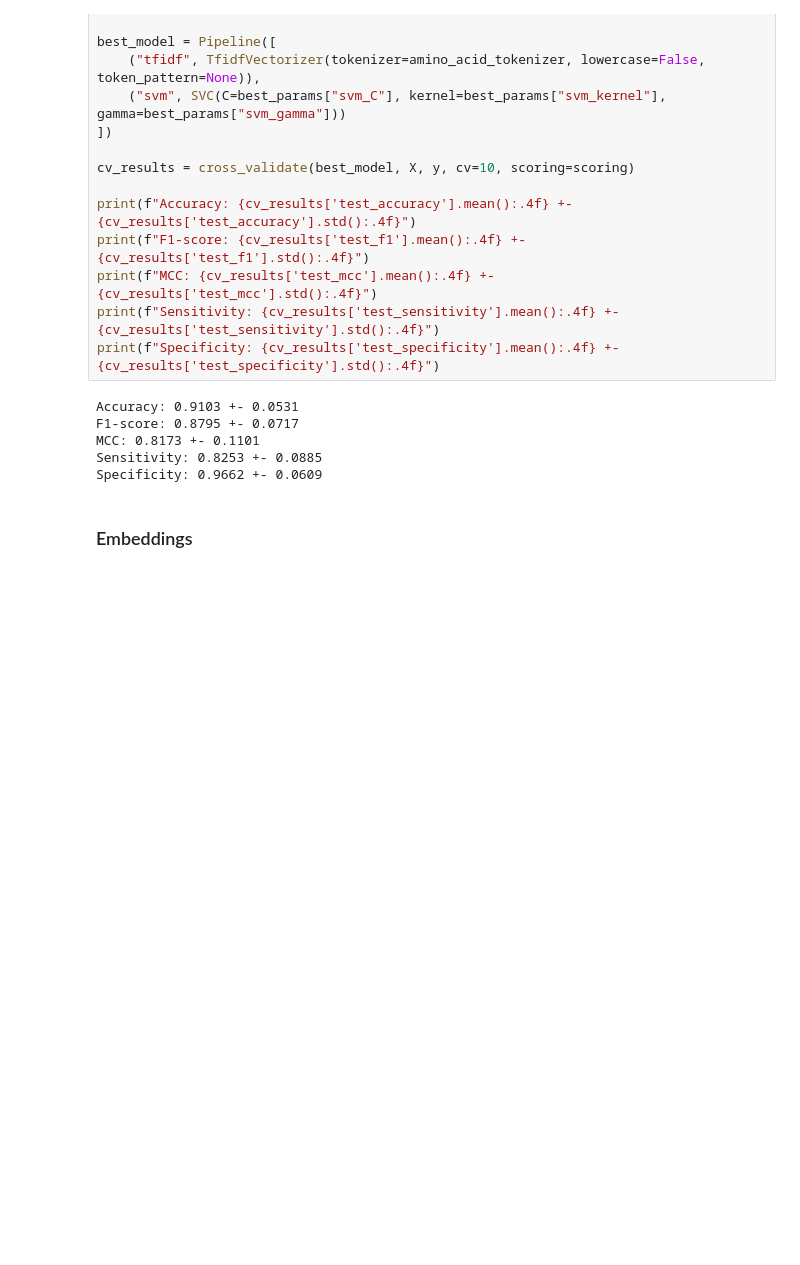
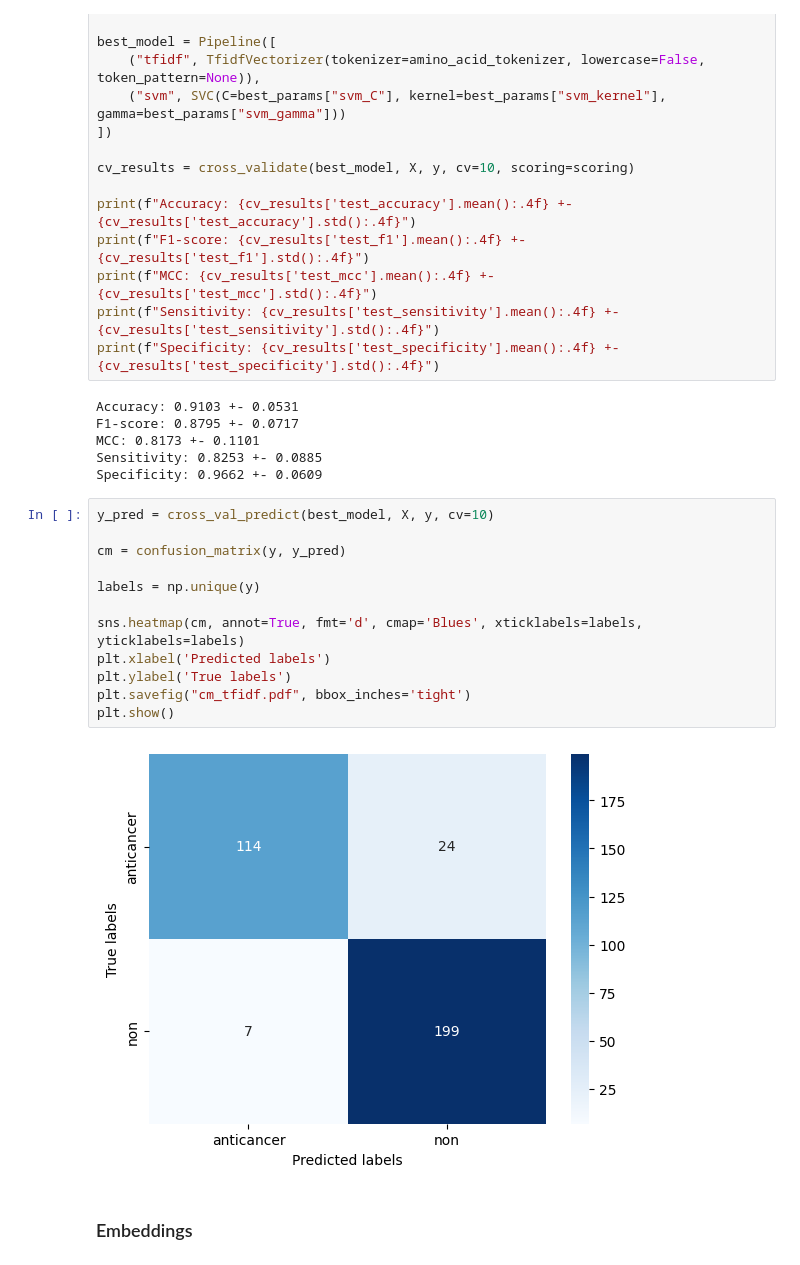
Before and after one commit to brenoslivio/MDNE_2024, a Jupyter notebook: Project_1/Projeto1.ipynb, the cells around one changed output. Cells and saved outputs as stored; diff of their text form; blank space fills up the shorter version.

```diff
--- a/Project_1/Projeto1.ipynb
+++ b/Project_1/Projeto1.ipynb
@@ -281,6 +301,20 @@ F1-score: 0.8795 +- 0.0717
 MCC: 0.8173 +- 0.1101
 Sensitivity: 0.8253 +- 0.0885
 Specificity: 0.9662 +- 0.0609
+# %%
+y_pred = cross_val_predict(best_model, X, y, cv=10)
+
+cm = confusion_matrix(y, y_pred)
+
+labels = np.unique(y)
+
+sns.heatmap(cm, annot=True, fmt='d', cmap='Blues', xticklabels=labels, yticklabels=labels)
+plt.xlabel('Predicted labels')
+plt.ylabel('True labels')
+plt.savefig("cm_tfidf.pdf", bbox_inches='tight')
+plt.show()
+# %% [output]
+[figure, added]
 # %% [markdown]
 ### Embeddings
 # %% [markdown]
```
Also changed, not shown: parts of 7 cells of this notebook.
